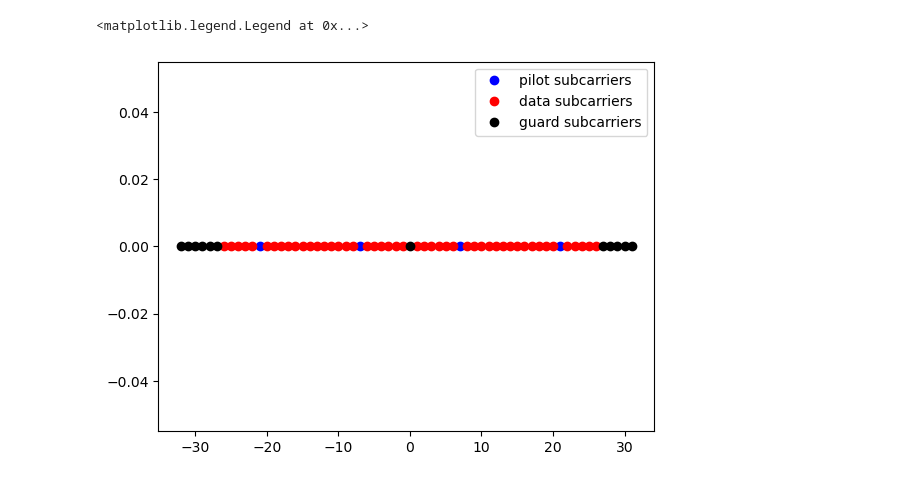
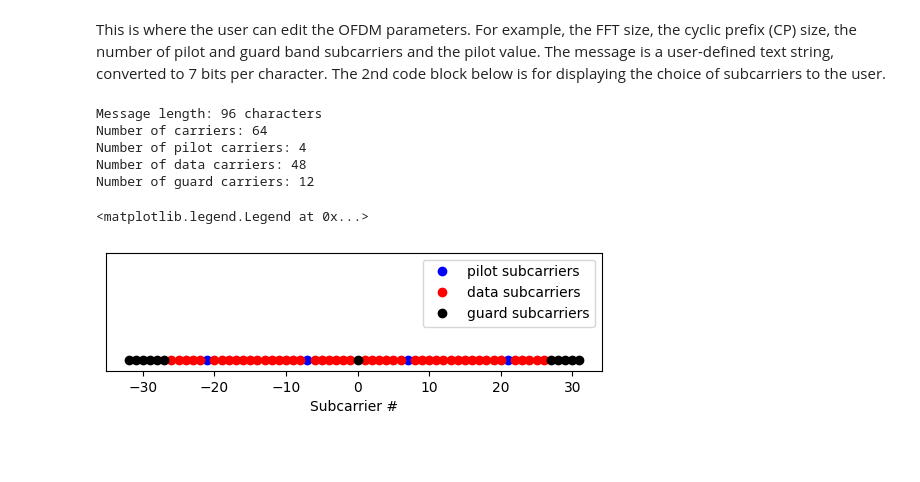
Before and after one commit to npatwari/OFDM_TX_RX_Lab, a Jupyter notebook: OFDM_TX_RX.ipynb, the cells around one changed output. Cells and saved outputs as stored; diff of their text form; code cells hidden in the pictures; blank space fills up the shorter version.

```diff
--- a/OFDM_TX_RX.ipynb
+++ b/OFDM_TX_RX.ipynb
@@ -11,29 +55,37 @@ from scipy.signal import correlate, correlation_lags, fftconvolve
+# %% [markdown]
+This is where the user can edit the OFDM parameters. For example, the FFT size, the cyclic prefix (CP) size, the number of pilot and guard band subcarriers and the pilot value. The message is a user-defined text string, converted to 7 bits per character. The 2nd code block below is for displaying the choice of subcarriers to the user.
 # %%
 # Basic OFDM and system parameters
-FFT = 64  # Number of FFT points
+FFT_size = 64  # Number of FFT points
 OFDM_size = 80  # Total size including cyclic prefix
 data_size = 48  # Number of data subcarriers
 mess_length = 560
 CP = 16  # Cyclic prefix length
 pilotValue = 2* (1.4142 + 1.4142j)  # Pilot symbol
 
-# Default text to encode if none is given
-text_message = 'Pseudonymetry: A new spectrum sharing protocol for cooperative coexistence b/n wireless systems.'
+# **Text message to encode**
+# We need len(text_message)*7 to be divisible by data_size*2.
+# Mostly this means that the text message should be data_size*2 characters long
+#text_message = 'Pseudonymetry: A new spectrum sharing protocol for cooperative coexistence b/n wireless systems.'
+text_message = 'Orthogonal frequency division multiplexing has subcarrier spacing of one half of the symbol rate'
+print('Message length:', len(text_message), 'characters')
 
-# Subcarrier allocations
-allCarriers = np.arange(-FFT//2, FFT//2)
+# Subcarrier allocations made by you, the user
 pilotCarriers = np.array([-21,-7,7,21])  # Pilot carriers
 dataCarriers = np.array([-26,-25,-24,-23,-22,-20,-19,-18,-17,-16,-15,-14,-13,-12,-11,-10,
                               -9,-8,-6,-5,-4,-3,-2,-1,1,2,3,4,5,6,8,9,10,11,12,13,14,15,16,17,
                               18,19,20,22,23,24,25,26])
+
+allCarriers = np.arange(-FFT_size//2, FFT_size//2)
 reserved = np.concatenate((dataCarriers, pilotCarriers))
 guardCarriers = np.array([sc for sc in allCarriers if sc not in reserved])
-
-# Carrier visualization
-plt.plot(pilotCarriers, np.zeros_like(pilotCarriers), 'bo', label='pilot subcarriers')
-plt.plot(dataCarriers, np.zeros_like(dataCarriers), 'ro', label='data subcarriers')
-plt.plot(guardCarriers, np.zeros_like(guardCarriers), 'ko', label='guard subcarriers')
-plt.legend()
+print('Number of carriers:', len(allCarriers))
+print('Number of pilot carriers:', len(pilotCarriers))
+print('Number of data carriers:', len(dataCarriers))
+print('Number of guard carriers:', len(guardCarriers))
 # %% [output]
-<matplotlib.legend.Legend at 0x...>
+Message length: 96 characters
+Number of carriers: 64
+Number of pilot carriers: 4
+Number of data carriers: 48
+Number of guard carriers: 12
-[figure, removed]
@@ -63 +92,15 @@ def binary2mary(data, M):
+# %%
+# Plot a (1-D) view of the subcarriers, showing guard bands, pilots, and data subcarriers.
+plt.figure()
+plt.plot(pilotCarriers, np.zeros_like(pilotCarriers), 'bo', label='pilot subcarriers')
+plt.plot(dataCarriers, np.zeros_like(dataCarriers), 'ro', label='data subcarriers')
+plt.plot(guardCarriers, np.zeros_like(guardCarriers), 'ko', label='guard subcarriers')
+plt.xlabel("Subcarrier #")
+plt.gca().set_aspect(aspect=150) # doesn't need to be tall
+plt.ylim(-0.01, 0.1)
+plt.yticks([]) # avoid the impression we're plotting something on the y-axis
+plt.legend()
+# %% [output]
+<matplotlib.legend.Legend at 0x...>
+[figure, added]
 # %%
```
Also changed, not shown: parts of 48 cells of this notebook.
